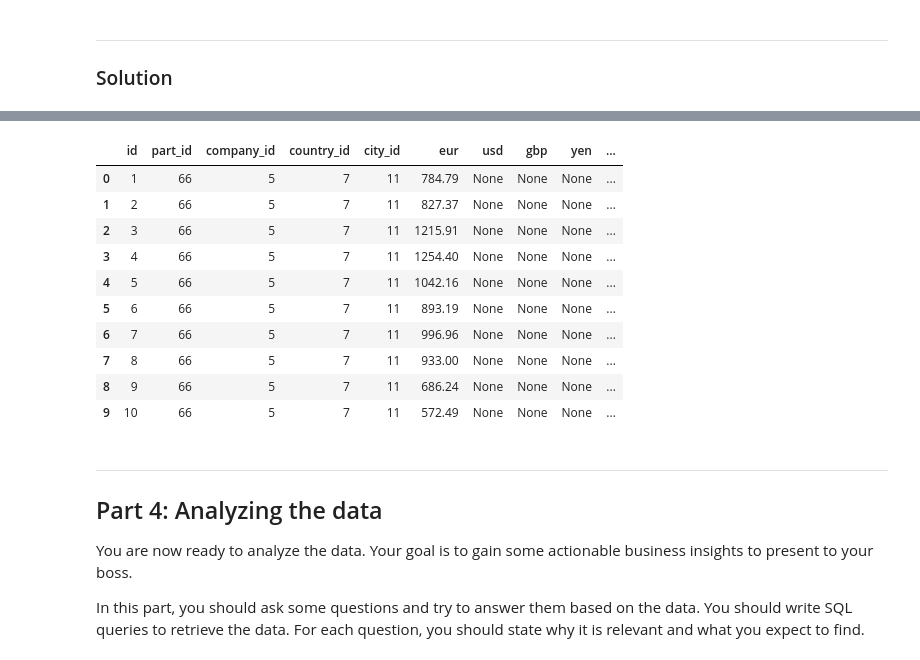
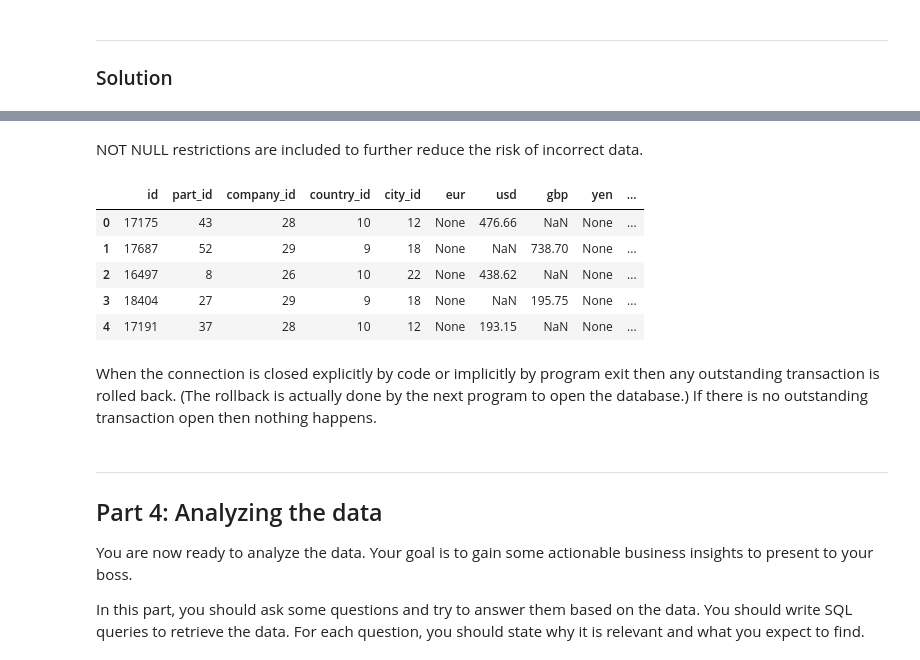
Before and after one commit to grimurz/project1, a Jupyter notebook: Project 1 - Customer Database.ipynb, the cells around one changed output, grey strips where cells are left out. Cells and saved outputs as stored; diff of their text form; code cells hidden in the pictures.

Commit message:
Database complete

```diff
--- a/Project 1 - Customer Database.ipynb
+++ b/Project 1 - Customer Database.ipynb
@@ -381,6 +388,8 @@ conn.commit()
 c.execute('DROP TABLE IF EXISTS country')
 conn.commit()
 conn.close()
+# %% [markdown]
+NOT NULL restrictions are included to further reduce the risk of incorrect data.
 # %%
 import sqlite3
 conn = sqlite3.connect('project1.sqlite')
@@ -450,14 +462,9 @@ conn.commit()
 # %%
-pd.read_sql_query('SELECT * FROM trans limit 10', conn)
+pd.read_sql_query('SELECT * FROM trans where eur is null order by transaction_date desc limit 5', conn)
 # %% [output]
 |  | id | part_id | company_id | country_id | city_id | eur | usd | gbp | yen | ... |
-| 0 | 1 | 66 | 5 | 7 | 11 | 784.79 | None | None | None | ... |
-| 1 | 2 | 66 | 5 | 7 | 11 | 827.37 | None | None | None | ... |
-| 2 | 3 | 66 | 5 | 7 | 11 | 1215.91 | None | None | None | ... |
-| 3 | 4 | 66 | 5 | 7 | 11 | 1254.40 | None | None | None | ... |
-| 4 | 5 | 66 | 5 | 7 | 11 | 1042.16 | None | None | None | ... |
-| 5 | 6 | 66 | 5 | 7 | 11 | 893.19 | None | None | None | ... |
-| 6 | 7 | 66 | 5 | 7 | 11 | 996.96 | None | None | None | ... |
-| 7 | 8 | 66 | 5 | 7 | 11 | 933.00 | None | None | None | ... |
-| 8 | 9 | 66 | 5 | 7 | 11 | 686.24 | None | None | None | ... |
-| 9 | 10 | 66 | 5 | 7 | 11 | 572.49 | None | None | None | ... |
+| 0 | 17175 | 43 | 28 | 10 | 12 | None | 476.66 | NaN | None | ... |
+| 1 | 17687 | 52 | 29 | 9 | 18 | None | NaN | 738.70 | None | ... |
+| 2 | 16497 | 8 | 26 | 10 | 22 | None | 438.62 | NaN | None | ... |
+| 3 | 18404 | 27 | 29 | 9 | 18 | None | NaN | 195.75 | None | ... |
+| 4 | 17191 | 37 | 28 | 10 | 12 | None | 193.15 | NaN | None | ... |
@@ -469,0 +485,2 @@ conn.close()
+# %% [markdown]
+When the connection is closed explicitly by code or implicitly by program exit then any outstanding transaction is rolled back. (The rollback is actually done by the next program to open the database.) If there is no outstanding transaction open then nothing happens.
```
Also changed, not shown: parts of 10 cells of this notebook, 1 other file.
